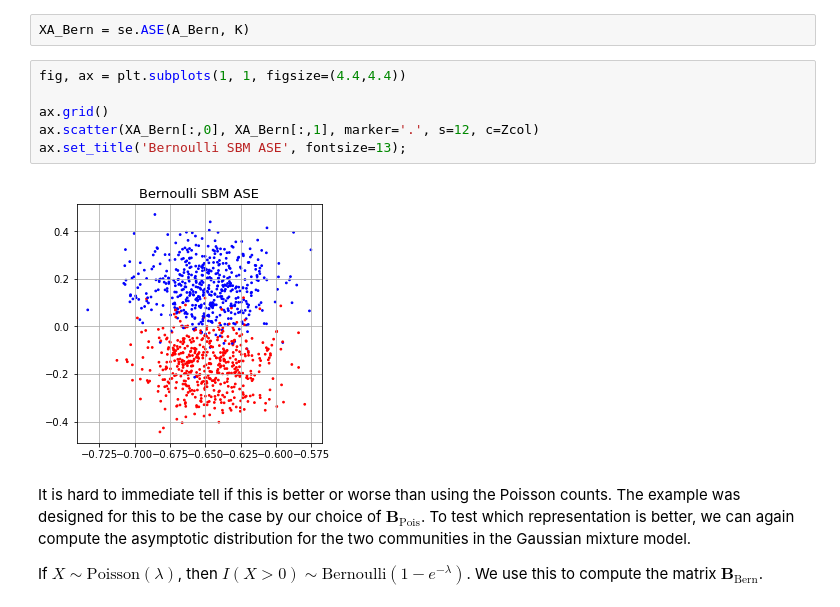
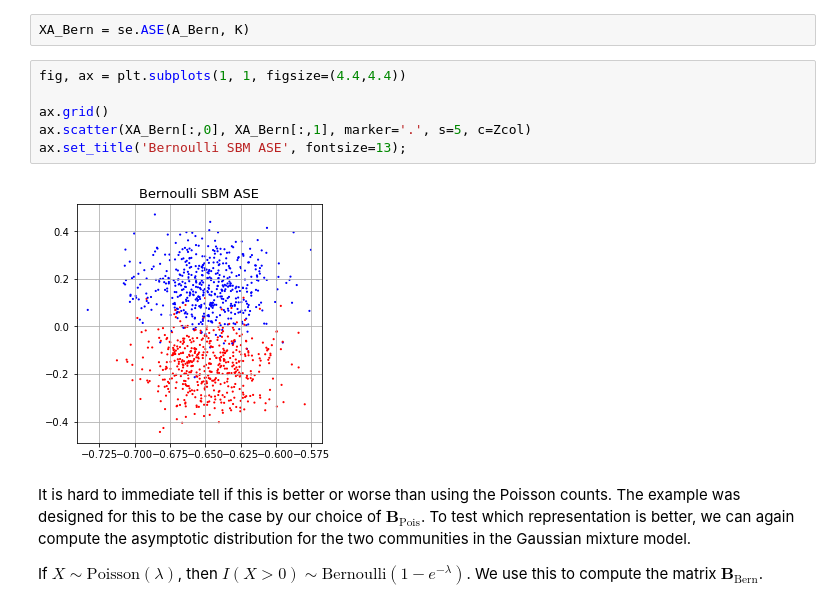
Before and after one commit to iggallagher/Spectral-Embedding, a Jupyter notebook: examples/Weighted Stochastic Block Models.ipynb, the cells around one changed output. Cells and saved outputs as stored; diff of their text form.

```diff
--- a/examples/Weighted Stochastic Block Models.ipynb
+++ b/examples/Weighted Stochastic Block Models.ipynb
@@ -72,11 +72,11 @@ XA_Bern = se.ASE(A_Bern, K)
 # %%
 fig, ax = plt.subplots(1, 1, figsize=(4.4,4.4))
 
 ax.grid()
-ax.scatter(XA_Bern[:,0], XA_Bern[:,1], marker='.', s=12, c=Zcol)
+ax.scatter(XA_Bern[:,0], XA_Bern[:,1], marker='.', s=5, c=Zcol)
 ax.set_title('Bernoulli SBM ASE', fontsize=13);
 # %% [output]
-[figure, old version]
+[figure, new version]
 # %% [markdown]
 It is hard to immediate tell if this is better or worse than using the Poisson counts. The example was designed for this to be the case by our choice of $\textbf{B}_\text{Pois}$. To test which representation is better, we can again compute the asymptotic distribution for the two communities in the Gaussian mixture model.
 
```
Also changed, not shown: parts of 4 cells of this notebook.
